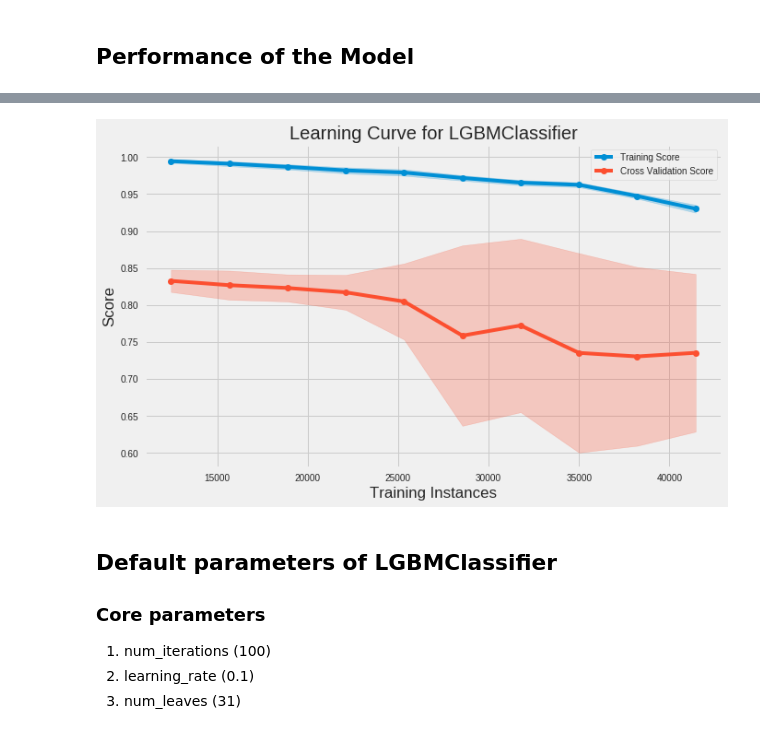
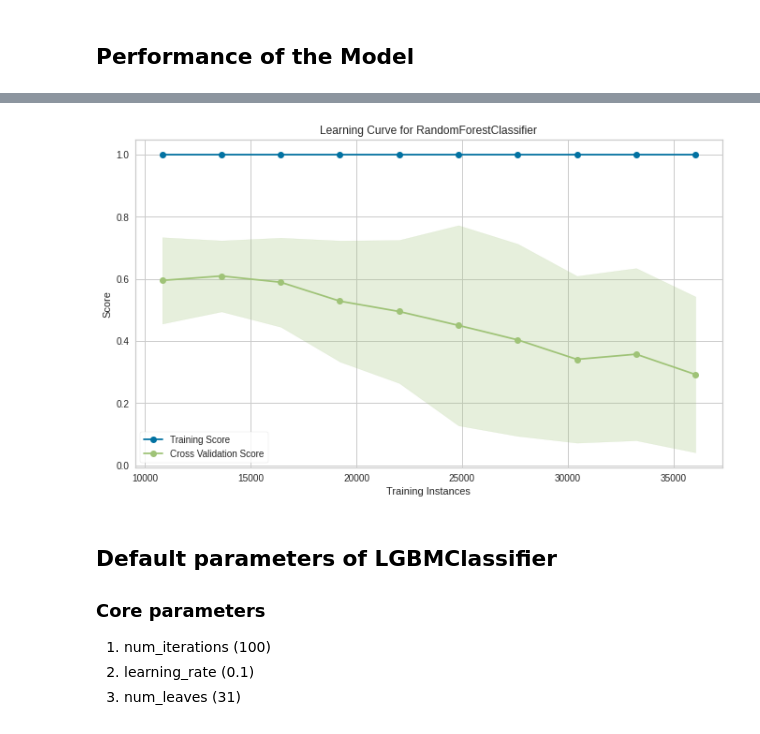
Before and after one commit to des137/Machine-Learning-Classifier-Example, a Jupyter notebook: Model.ipynb, the cells around one changed output, grey strips where cells are left out. Drawn from its saved outputs; the diff is of its cells as text; code cells hidden in the pictures.

```diff
--- a/Model.ipynb
+++ b/Model.ipynb
@@ -21,5 +18,7 @@ from sklearn.metrics import classification_report, confusion_matrix
 # %%
-df = pd.read_csv('data/bank-full.csv', sep=';')
+df = pd.read_csv('data/bank_data.csv', sep=';')
+# %%
+df['y'] = df['y'].map({'no': 0, 'yes': 1})
 # %% [markdown]
 ## Let's build pipelines for numeric and categorical features
 # %%
@@ -148,7 +163,7 @@ results
 # %%
 pipe = Pipeline(steps=[
     ('preprocessor', preprocessor),
-    ('lgbm',  LGBMClassifier())
+    ('lgbm',  RandomForestClassifier())
 ])
 
 model = pipe.fit(X_train, y_train)
@@ -196,13 +239,12 @@ plt.show()
 # %%
 fig, ax = plt.subplots(figsize=(10, 6))
-cv = StratifiedKFold(12)
+cv = StratifiedKFold(8)
 sizes = np.linspace(0.3, 1.0, 10)
-lc_viz = LearningCurve(pipe, cv=cv, train_sizes=sizes, scoring='f1_weighted', n_jobs=4, ax=ax)
+lc_viz = LearningCurve(model, cv=cv, train_sizes=sizes, scoring='roc_auc', n_jobs=4, ax=ax)
 lc_viz.fit(X, y)
-lc_viz.poof()
-plt.show()
+lc_viz.poof();
 # %% [output]
-[figure, old version]
+[figure, new version]
 # %% [markdown]
 ## Default parameters of LGBMClassifier
 
```
Also changed, not shown: parts of 18 cells of this notebook, 7 other files.
